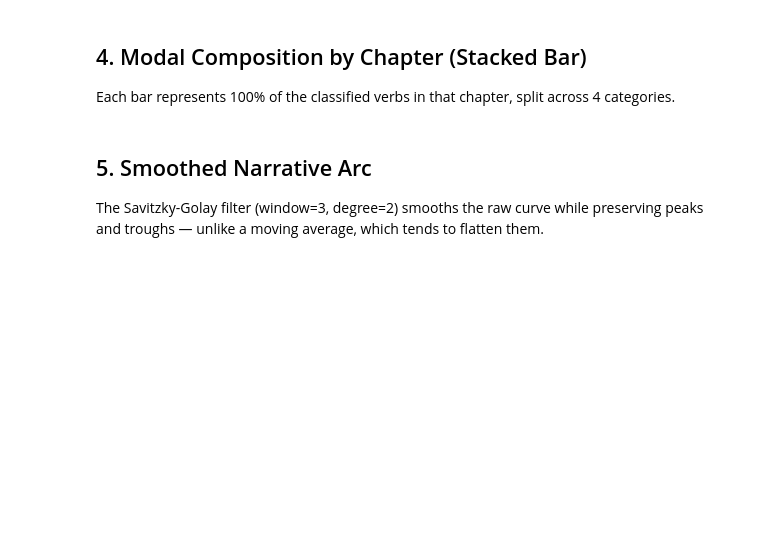
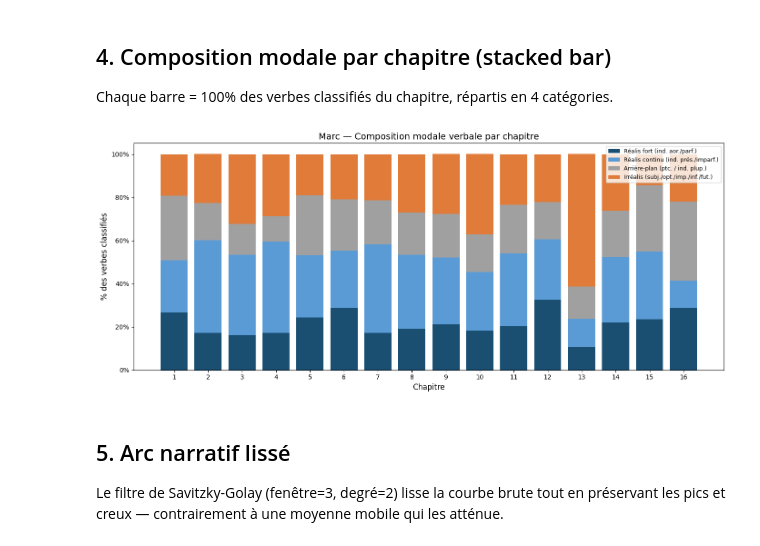
Before and after one commit to ronanguilloux/Greek-Scriptures-on-NLP, a Jupyter notebook: Mark_Event_Arc.ipynb, the cells around one changed output. Cells and saved outputs as stored; diff of their text form; code cells hidden in the pictures; blank space fills up the shorter version.

Commit message:
Arc narratif in Mk

```diff
--- a/Mark_Event_Arc.ipynb
+++ b/Mark_Event_Arc.ipynb
@@ -103,14 +107,14 @@ for v_num in range(2, 6):
     for w in words:
         if F.sp.v(w) == 'verb' and len(rows) < 10:
             rows.append({
-                "Ref":    f"Mk 1:{v_num}",
-                "Text":   F.text.v(w),
-                "Lemma":  F.lemma.v(w),
-                "Gloss":  F.gloss.v(w),
-                "Mood":   F.mood.v(w),
-                "Tense":  F.tense.v(w),
-                "Voice":  F.voice.v(w),
-                "Weight": REALIS_MAP.get(
+                "Réf":   f"Mc 1:{v_num}",
+                "Texte": F.text.v(w),
+                "Lemme": F.lemma.v(w),
+                "Gloss": F.gloss.v(w),
+                "Mode":  F.mood.v(w),
+                "Temps": F.tense.v(w),
+                "Voix":  F.voice.v(w),
+                "Poids": REALIS_MAP.get(
                     (F.mood.v(w), F.tense.v(w)),
                     REALIS_MAP.get((F.mood.v(w), "*"), ("?", "?"))
                 )[1],
@@ -242,52 +282,54 @@ display(styled)
 # %% [markdown]
-## 4. Modal Composition by Chapter (Stacked Bar)
+## 4. Composition modale par chapitre (stacked bar)
 
-Each bar represents 100% of the classified verbs in that chapter, split across 4 categories.
+Chaque barre = 100% des verbes classifiés du chapitre, répartis en 4 catégories.
 # %%
 COLORS = {
     "realis_strong":     "#1a4f72",
     "realis_continuous": "#5b9bd5",
     "realis_background": "#a0a0a0",
     "irrealis":          "#e07b39",
 }
 
 STACK_COLS = [
     "realis_strong_pct",
     "realis_continuous_pct",
     "realis_background_pct",
     "irrealis_pct",
 ]
 
 STACK_LABELS = [
-    "Strong realis (ind. aorist/perfect)",
-    "Continuous realis (ind. present/imperfect)",
-    "Background (ptc. / ind. pluperfect)",
-    "Irrealis (subj./opt./imp./inf./fut.)",
+    "Réalis fort (ind. aor./parf.)",
+    "Réalis continu (ind. prés./imparf.)",
+    "Arrière-plan (ptc. / ind. plup.)",
+    "Irréalis (subj./opt./imp./inf./fut.)",
 ]
 
 chapters = df_mark["chapter"].tolist()
 bottom = [0.0] * len(chapters)
 
 fig, ax = plt.subplots(figsize=(14, 6))
 
 for col, label, color in zip(STACK_COLS, STACK_LABELS, COLORS.values()):
     vals = df_mark[col].tolist()
     ax.bar(chapters, vals, bottom=bottom, label=label, color=color, width=0.8)
     bottom = [b + v for b, v in zip(bottom, vals)]
 
-ax.set_xlabel("Chapter", fontsize=12)
-ax.set_ylabel("% of classified verbs", fontsize=12)
-ax.set_title("Mark — Verbal Modal Composition by Chapter", fontsize=14)
+ax.set_xlabel("Chapitre", fontsize=12)
+ax.set_ylabel("% des verbes classifiés", fontsize=12)
+ax.set_title("Marc — Composition modale verbale par chapitre", fontsize=14)
 ax.set_xticks(chapters)
 ax.legend(loc="upper right", fontsize=9)
 ax.yaxis.set_major_formatter(mtick.PercentFormatter())
 plt.tight_layout()
 plt.show()
+# %% [output]
+[figure, added]
 # %% [markdown]
-## 5. Smoothed Narrative Arc
+## 5. Arc narratif lissé
 
-The Savitzky-Golay filter (window=3, degree=2) smooths the raw curve while preserving
-peaks and troughs — unlike a moving average, which tends to flatten them.
+Le filtre de Savitzky-Golay (fenêtre=3, degré=2) lisse la courbe brute tout en préservant
+les pics et creux — contrairement à une moyenne mobile qui les atténue.
 # %%
 net_scores = df_mark["net_score"].values
 smoothed = savgol_filter(net_scores, window_length=3, polyorder=2)
```
Also changed, not shown: parts of 19 cells of this notebook.
